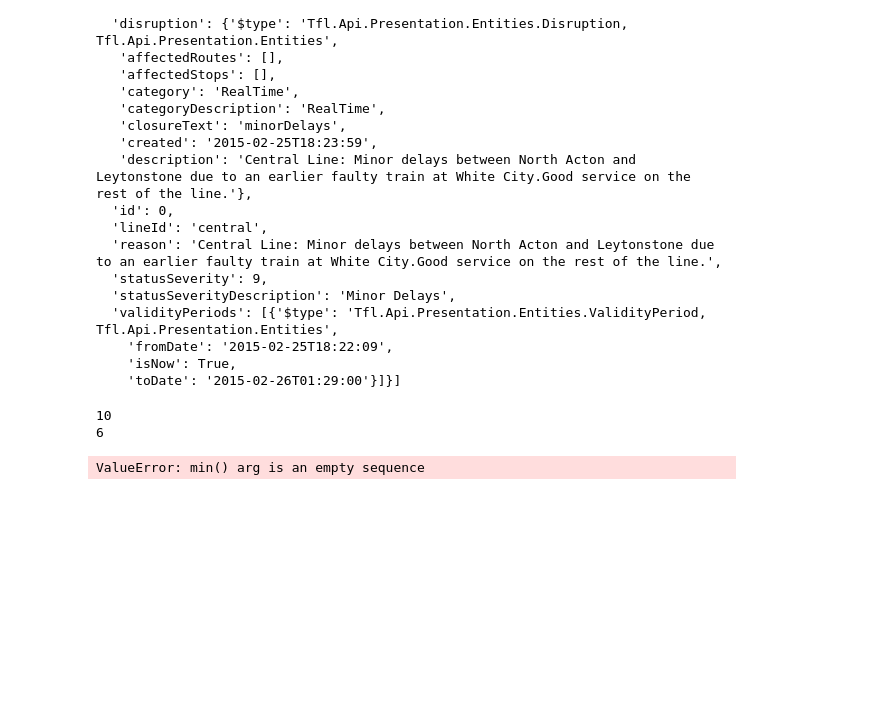
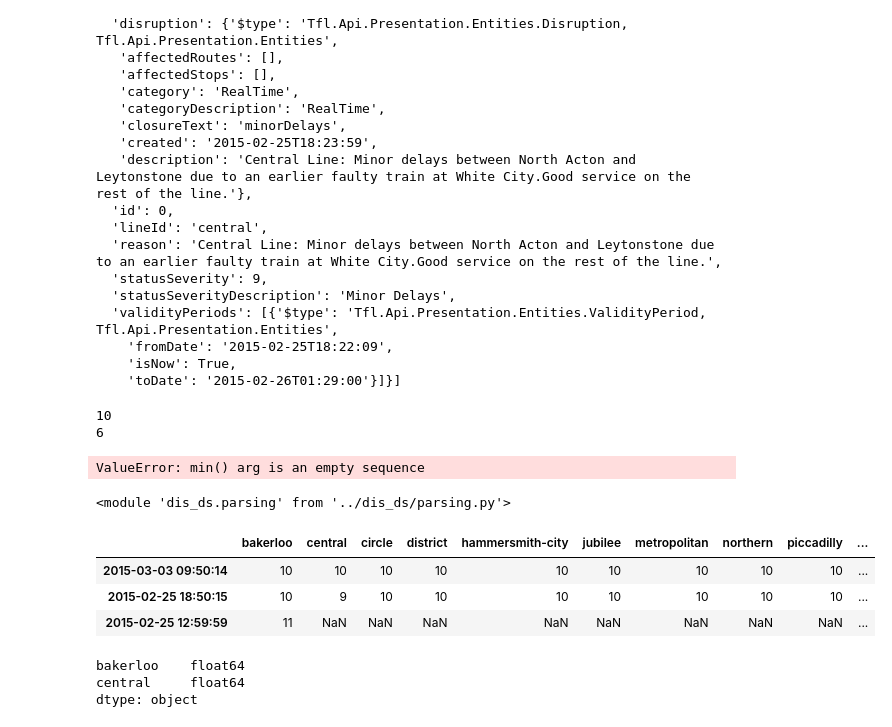
Before and after one commit to ihuston/dis-datascience, a Jupyter notebook: exploration/Initial Exploration.ipynb, the cells around one changed output. Cells and saved outputs as stored; diff of their text form; code cells hidden in the pictures; blank space fills up the shorter version.

Commit message:
Add parsing for multiple files.
Signed-off-by: Ellie Casey <elcasey@pivotal.io>

```diff
--- a/exploration/Initial Exploration.ipynb
+++ b/exploration/Initial Exploration.ipynb
@@ -366,0 +371,22 @@ ValueError: min() arg is an empty sequence
+# %%
+imp.reload(parsing)
+# %% [output]
+<module 'dis_ds.parsing' from '../dis_ds/parsing.py'>
+# %%
+df1 = parsing.parse_file(filename)
+# %%
+df2 = parsing.parse_file(severe_file)
+# %%
+result_df = pd.concat([df1, df2, empty_df])
+result_df
+# %% [output]
+|  | bakerloo | central | circle | district | hammersmith-city | jubilee | metropolitan | northern | piccadilly | ... |
+| 2015-03-03 09:50:14 | 10 | 10 | 10 | 10 | 10 | 10 | 10 | 10 | 10 | ... |
+| 2015-02-25 18:50:15 | 10 | 9 | 10 | 10 | 10 | 10 | 10 | 10 | 10 | ... |
+| 2015-02-25 12:59:59 | 11 | NaN | NaN | NaN | NaN | NaN | NaN | NaN | NaN | ... |
+# %%
+empty_df.astype(float)
+# %% [output]
+bakerloo    float64
+central     float64
+dtype: object
```
Also changed, not shown: parts of 3 cells of this notebook, 2 other files.
